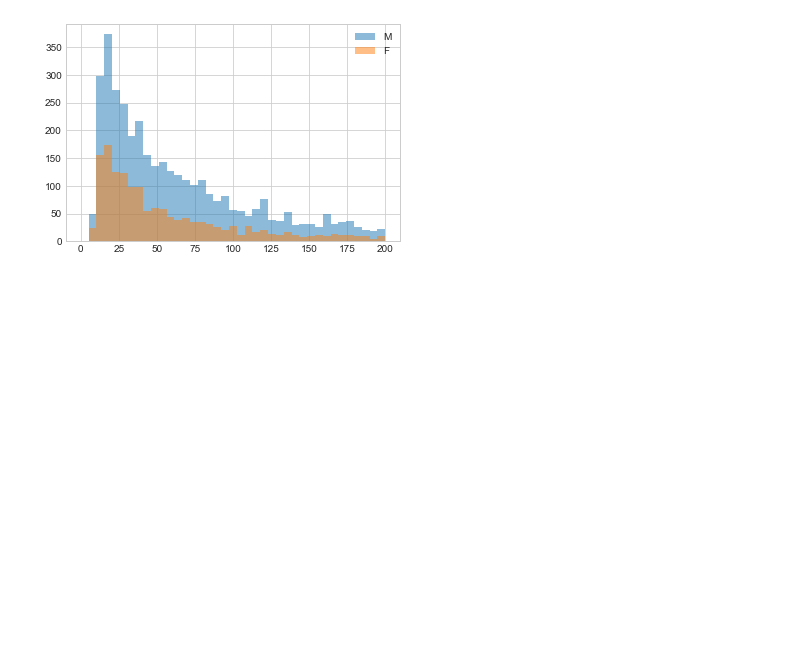
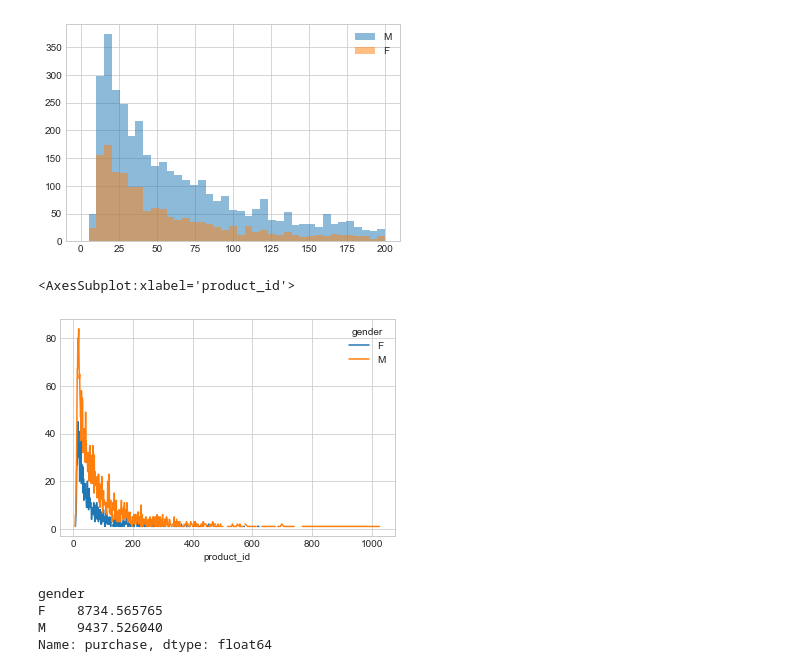
Before and after one commit to Green-Kiwie/Extreme-Couponers-Walmart-Black-Friday, a Jupyter notebook: joe-explore.ipynb, the cells around one changed output. Saved outputs shown, nothing was run; the diff lists cells and outputs as text; code cells hidden in the pictures; blank space fills up the shorter version.

```diff
--- a/joe-explore.ipynb
+++ b/joe-explore.ipynb
@@ -66,3 +66,18 @@ plt.legend()
 # %% [output]
 <matplotlib.legend.Legend at 0x...>
 [figure]
+# %%
+df.groupby(['user_id', 'gender']).product_id.count().reset_index().groupby([
+    'product_id',
+    'gender',
+]).user_id.count().unstack().plot()
+# %% [output]
+<AxesSubplot:xlabel='product_id'>
+[figure, added]
+# %%
+df.groupby('gender')['purchase'].mean()
+# %% [output]
+gender
+F    8734.565765
+M    9437.526040
+Name: purchase, dtype: float64
```
Also changed, not shown: parts of 3 cells of this notebook.
